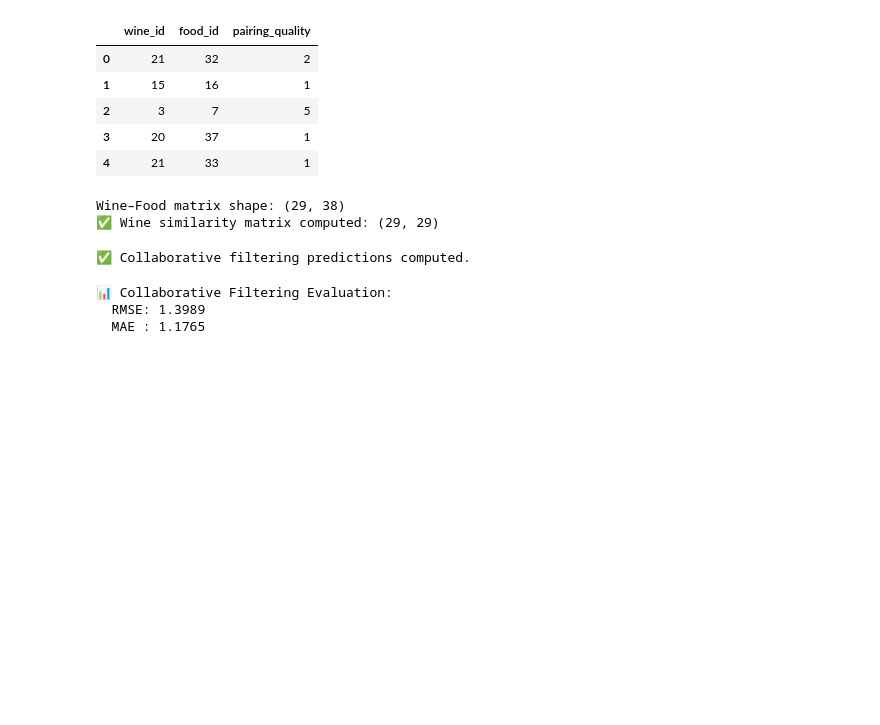
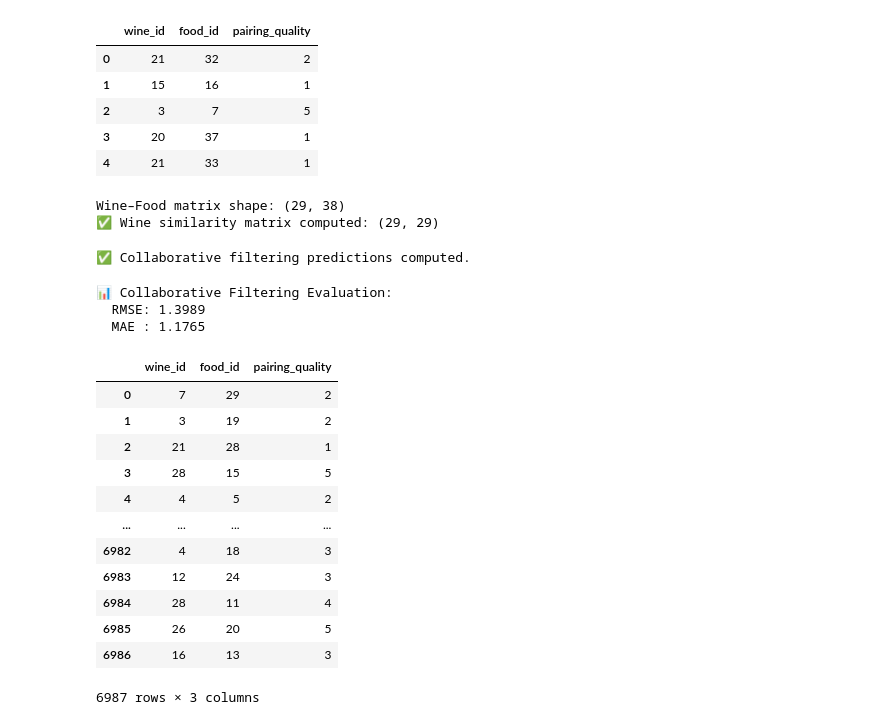
Before and after one commit to juliaalcribeiro/final_project, a Jupyter notebook: notebook/collaborative_filtering.ipynb, the cells around one changed output. Drawn from its saved outputs; the diff is of its cells as text; code cells hidden in the pictures; blank space fills up the shorter version.

```diff
--- a/notebook/collaborative_filtering.ipynb
+++ b/notebook/collaborative_filtering.ipynb
@@ -140,0 +159,16 @@ labels_df = pd.read_csv(labels_path)
+# %%
+test_cf
+# %% [output]
+|  | wine_id | food_id | pairing_quality |
+| 0 | 7 | 29 | 2 |
+| 1 | 3 | 19 | 2 |
+| 2 | 21 | 28 | 1 |
+| 3 | 28 | 15 | 5 |
+| 4 | 4 | 5 | 2 |
+| ... | ... | ... | ... |
+| 6982 | 4 | 18 | 3 |
+| 6983 | 12 | 24 | 3 |
+| 6984 | 28 | 11 | 4 |
+| 6985 | 26 | 20 | 5 |
+| 6986 | 16 | 13 | 3 |
+6987 rows × 3 columns
```
Also changed, not shown: parts of 7 cells of this notebook, 14 other files.
